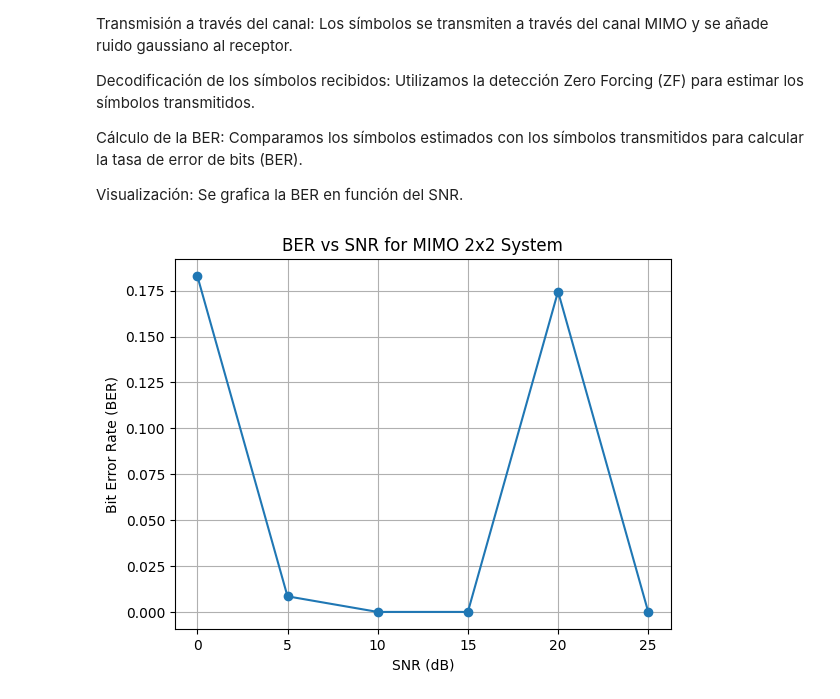
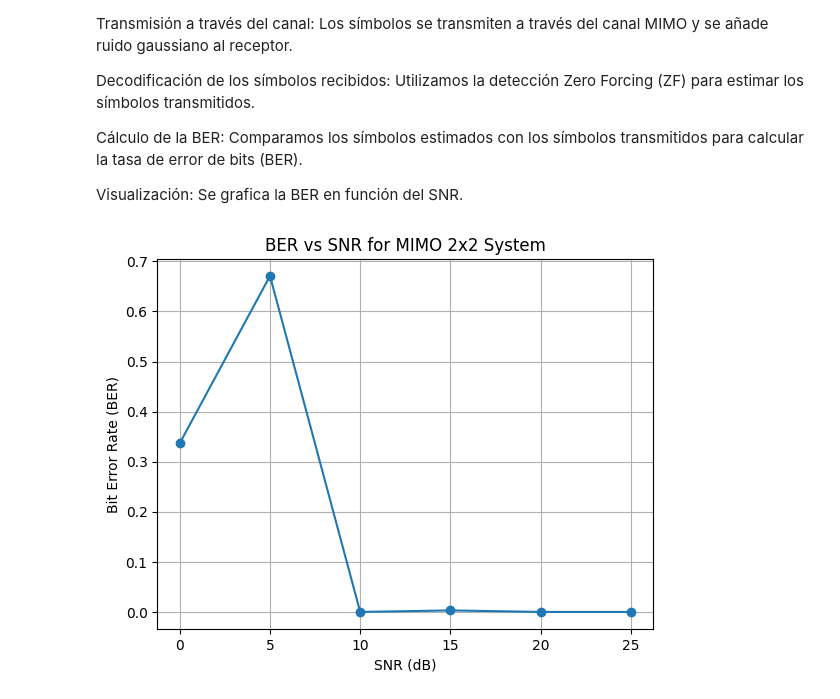
Before and after one commit to hc2twv/UPSE_OP, a Jupyter notebook: SimpleOmnet.ipynb, the cells around one changed output. Drawn from its saved outputs; the diff is of its cells as text; code cells hidden in the pictures.

```diff
--- a/SimpleOmnet.ipynb
+++ b/SimpleOmnet.ipynb
@@ -68,10 +68,10 @@ import numpy as np
 import matplotlib.pyplot as plt
 
 # Parámetros de la simulación
-num_symbols = 1000  # Número de símbolos a transmitir
+num_symbols = 2000  # Número de símbolos a transmitir
 snr_range = range(0, 30, 5)  # Rango de relación señal-ruido (SNR) en dB
-num_transmit_antennas = 2  # Número de antenas de transmisión
-num_receive_antennas = 2  # Número de antenas de recepción
+num_transmit_antennas = 3  # Número de antenas de transmisión
+num_receive_antennas = 3  # Número de antenas de recepción
 
 # Función para simular MIMO con modulación digital y modelado de canal
 def simulate_mimo(num_tx, num_rx, snr):
@@ -86,31 +86,31 @@ def simulate_mimo(num_tx, num_rx, snr):
     noise = (np.random.randn(num_rx, num_symbols) + 1j * np.random.randn(num_rx, num_symbols)) * np.sqrt(noise_power / 2)
 
     received_symbols = np.dot(h, symbols) + noise
 
     # Decodificación de los símbolos recibidos (detección ZF: Zero Forcing)
     h_inv = np.linalg.pinv(h)  # Pseudo-inversa de la matriz de canal
     estimated_symbols = np.dot(h_inv, received_symbols)
 
     # Decodificación QPSK
     estimated_symbols = np.sign(estimated_symbols.real) + 1j * np.sign(estimated_symbols.imag)
 
     # Cálculo de la tasa de error de bits (BER)
     ber = np.sum(symbols != estimated_symbols) / (num_tx * num_symbols)
 
     return ber
 
 # Simulación de MIMO para diferentes valores de SNR
 snr_results = []
 for snr in snr_range:
     ber = simulate_mimo(num_transmit_antennas, num_receive_antennas, snr)
     snr_results.append(ber)
 
 # Gráfico de la tasa de error de bits (BER) en función de la SNR
 plt.plot(snr_range, snr_results, marker='o')
 plt.xlabel('SNR (dB)')
 plt.ylabel('Bit Error Rate (BER)')
 plt.title('BER vs SNR for MIMO 2x2 System')
 plt.grid(True)
 plt.show()
 # %% [output]
-[figure, old version]
+[figure, new version]
```
Also changed, not shown: parts of 2 cells of this notebook.
